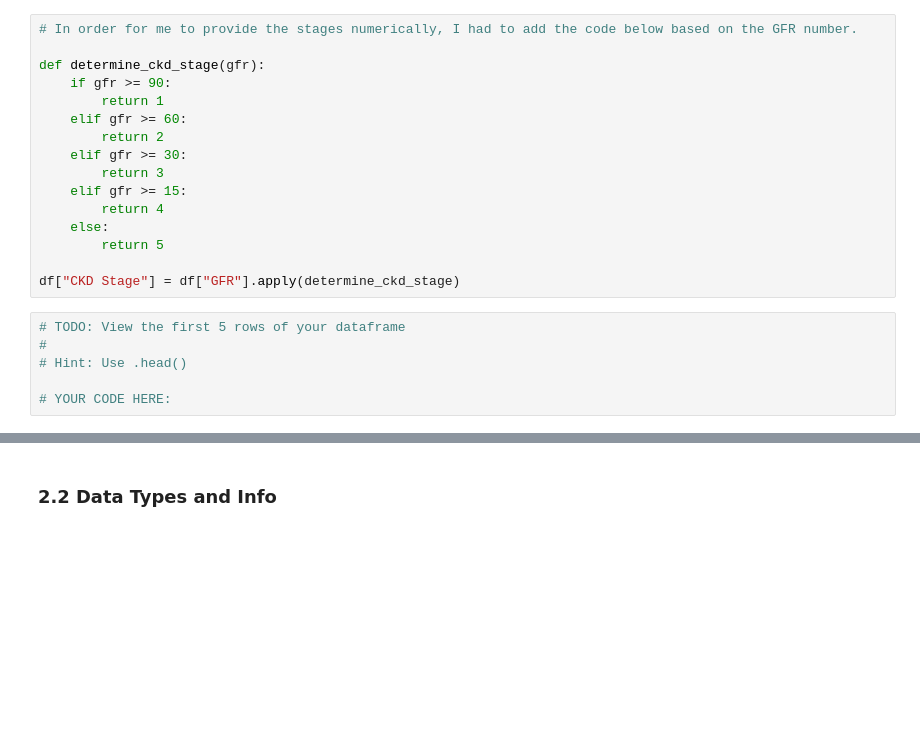
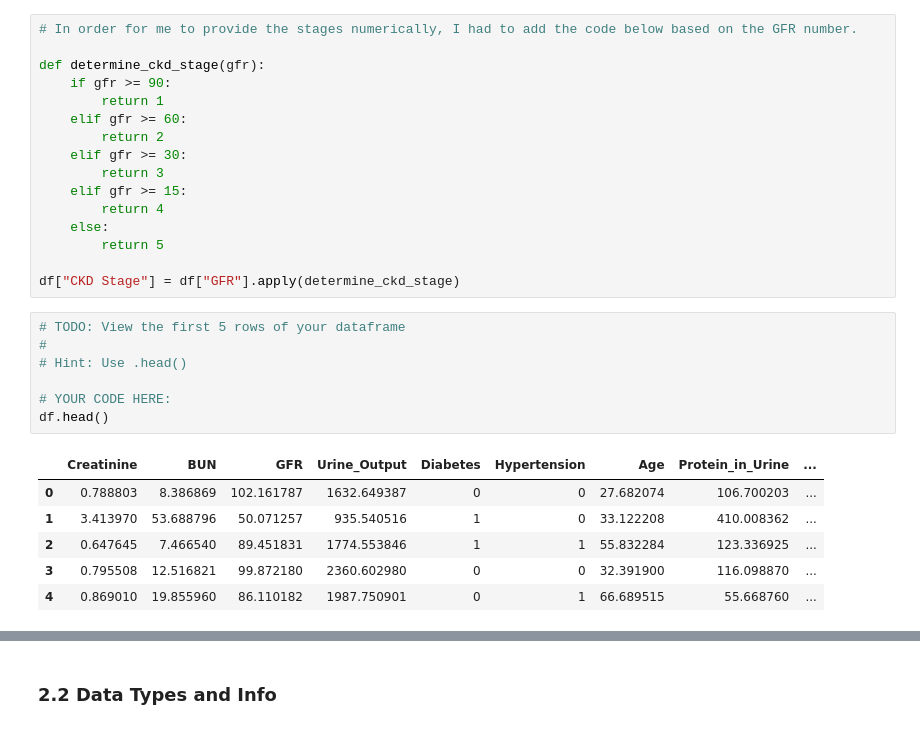
Before and after one commit to jvilla13/individual-capstone-jvilla13, a Jupyter notebook: notebooks/01_problem_statement_and_eda.ipynb, the cells around one changed output, grey strips where cells are left out. Drawn from its saved outputs; the diff is of its cells as text; blank space fills up the shorter version.

```diff
--- a/notebooks/01_problem_statement_and_eda.ipynb
+++ b/notebooks/01_problem_statement_and_eda.ipynb
@@ -138,9 +138,17 @@ df["CKD Stage"] = df["GFR"].apply(determine_ckd_stage)
 # %%
 # TODO: View the first 5 rows of your dataframe
 #
 # Hint: Use .head()
 
 # YOUR CODE HERE:
+df.head()
+# %% [output]
+|  | Creatinine | BUN | GFR | Urine_Output | Diabetes | Hypertension | Age | Protein_in_Urine | ... |
+| 0 | 0.788803 | 8.386869 | 102.161787 | 1632.649387 | 0 | 0 | 27.682074 | 106.700203 | ... |
+| 1 | 3.413970 | 53.688796 | 50.071257 | 935.540516 | 1 | 0 | 33.122208 | 410.008362 | ... |
+| 2 | 0.647645 | 7.466540 | 89.451831 | 1774.553846 | 1 | 1 | 55.832284 | 123.336925 | ... |
+| 3 | 0.795508 | 12.516821 | 99.872180 | 2360.602980 | 0 | 0 | 32.391900 | 116.098870 | ... |
+| 4 | 0.869010 | 19.855960 | 86.110182 | 1987.750901 | 0 | 1 | 66.689515 | 55.668760 | ... |
 # %%
 # TODO: View the last 5 rows of your dataframe
 #
```
Also changed, not shown: parts of 1 cell of this notebook.
